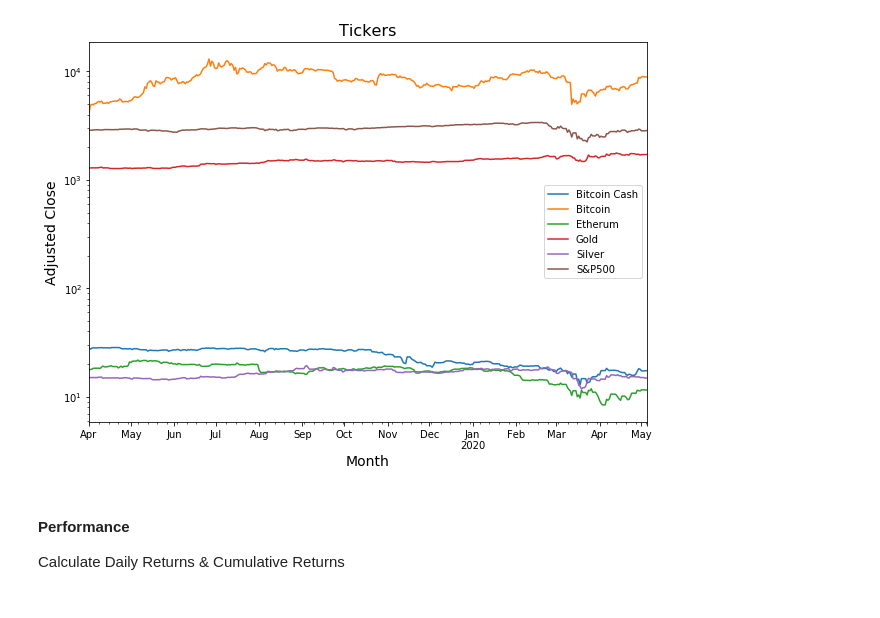
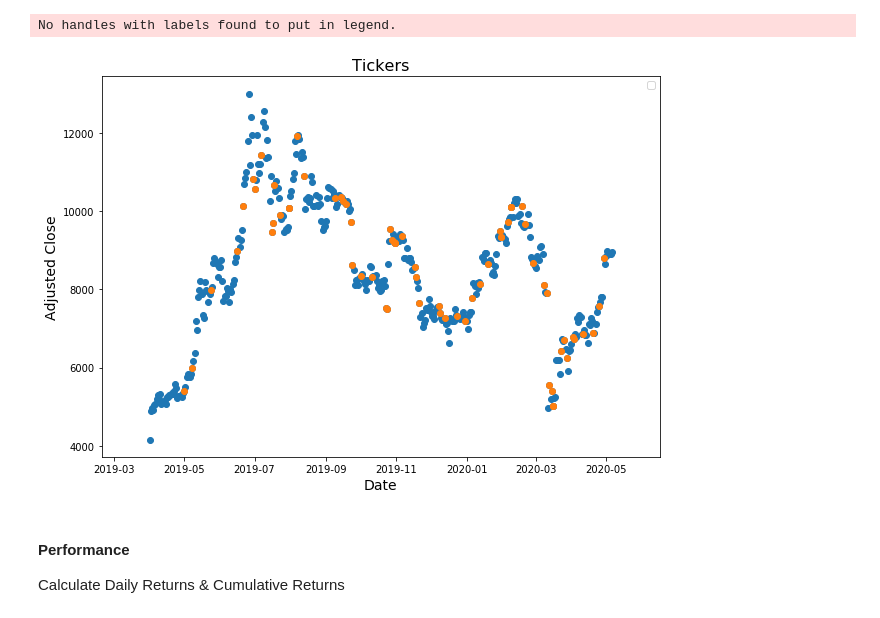
Before and after one commit to maitree7/Cryptos_Metals_SP500-Hedge, a Jupyter notebook: Portfolio_optimization.ipynb, the cells around one changed output. Drawn from its saved outputs; the diff is of its cells as text; code cells hidden in the pictures.

```diff
--- a/Portfolio_optimization.ipynb
+++ b/Portfolio_optimization.ipynb
@@ -40,0 +41,5 @@ data.tail()
+# %%
+news_data = Path("./Resources/project1_1_events.csv")
+news_data= pd.read_csv(news_data, index_col="Date", infer_datetime_format=True, parse_dates=True)
+news_data["Flag"] = 1
+news_data.head()
@@ -40,0 +54,3 @@ data.tail()
+# %%
+combined_df = data.merge(news_data, on='Date', how='left')
+combined_df.loc['2019-05-01']
@@ -40,0 +69,4 @@ data.tail()
+# %%
+#combined_df['Flag'] = np.where(combined_df['Event'] == "NaN", 0, np.where(combined_df['Event'] != "NaN", 1, np.NaN))
+combined_df["Flag"] = combined_df["Flag"].replace(np.NaN, 0)
+combined_df
@@ -41,19 +88,21 @@ data.tail()
 # %%
 # Visualization
-#figure(num=None, figsize=(20,20), dpi=100, facecolor='w', edgecolor='k')
-data.plot(logy=True, figsize=(10,7))
+plt.figure(figsize=(10,7))
+plt.scatter(x=combined_df.index, y=combined_df['Bitcoin'])
+plt.scatter(x=combined_df[combined_df.Flag==1].index, y=combined_df[combined_df.Flag==1]['Bitcoin'])
 # Show the legend
 plt.legend()
 
 # Define the label for the title of the figure
 plt.title("Tickers", fontsize=16)
 
 # Define the labels for x-axis and y-axis
 plt.ylabel('Adjusted Close', fontsize=14)
-plt.xlabel('Month', fontsize=14)
+plt.xlabel('Date', fontsize=14)
 plt.show()
 # %% [output]
+No handles with labels found to put in legend.
-[figure, old version]
+[figure, new version]
 # %% [markdown]
 #### Performance
 
```
Also changed, not shown: parts of 6 cells of this notebook.
